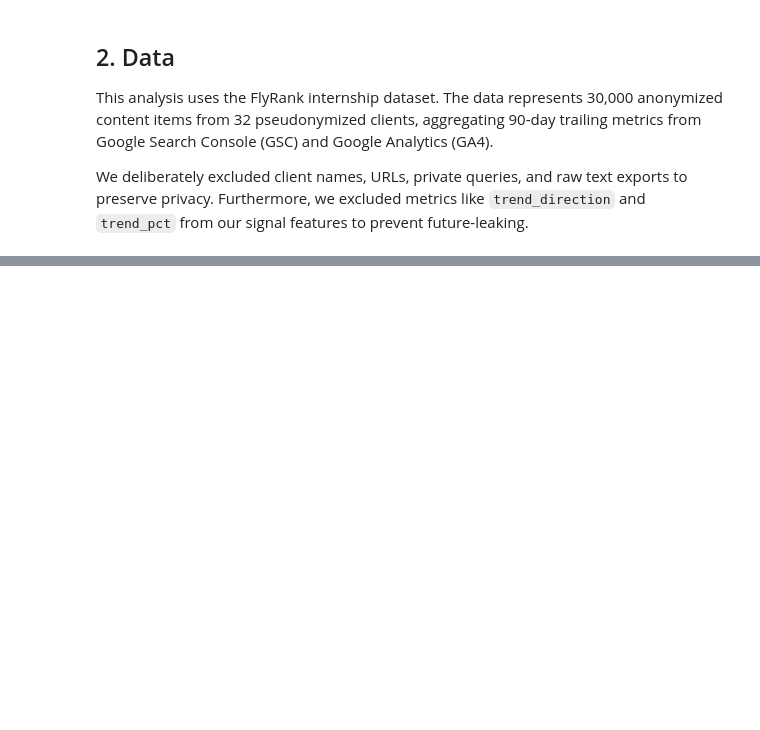
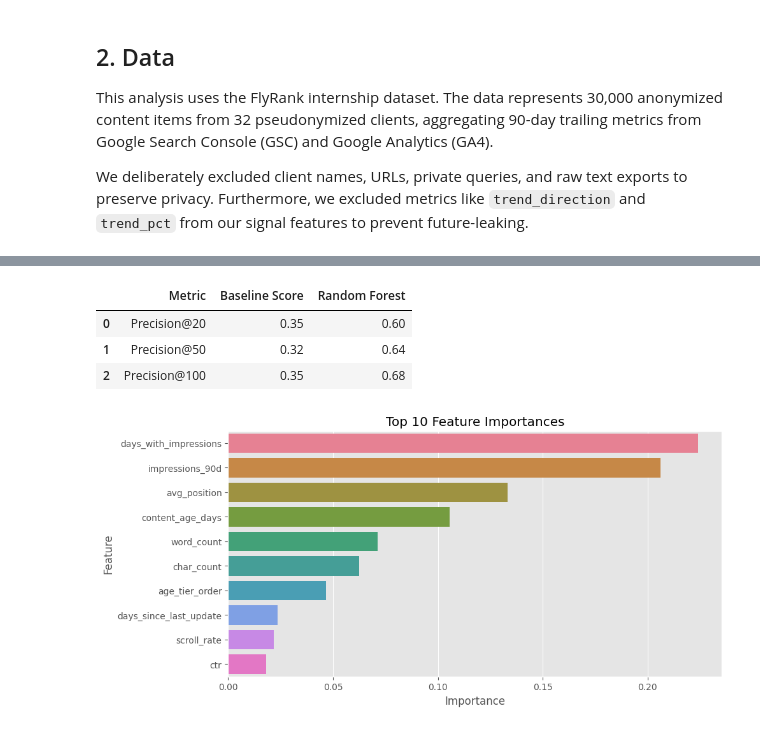
Before and after one commit to Praveen23-kk/FlyRank-ml-internship, a Jupyter notebook: work/notebooks/capstone.ipynb, the cells around one changed output, grey strips where cells are left out. Cells and saved outputs as stored; diff of their text form; code cells hidden in the pictures; blank space fills up the shorter version.

Commit message:
Update capstone paper with Random Forest ML results and feature importance

```diff
--- a/work/notebooks/capstone.ipynb
+++ b/work/notebooks/capstone.ipynb
@@ -18,12 +18,16 @@ import pandas as pd
 import numpy as np
 import matplotlib.pyplot as plt
 import seaborn as sns
+from sklearn.model_selection import GroupShuffleSplit
+from sklearn.ensemble import RandomForestClassifier
 
 plt.style.use('ggplot')
 
 csv_path = '../../data/raw/content_refresh_anonymized.csv'
-df = pd.read_csv(csv_path)
+try:
+    df = pd.read_csv(csv_path)
+except FileNotFoundError:
+    df = pd.read_csv('data/raw/content_refresh_anonymized.csv')
 print(f"Data loaded: {len(df):,} rows.")
-display(df[['content_id', 'content_type', 'word_count', 'content_age_days', 'impressions_90d', 'clicks_90d']].head())
 # %% [output]
 Data loaded: 30,000 rows.
@@ -115,0 +75,54 @@ Based on the effect sizes observed, we recommend the following editorial priorit
+# %%
+def normalize(series: pd.Series) -> pd.Series:
+    vals = pd.to_numeric(series, errors="coerce").fillna(0)
+    mn, mx = vals.min(), vals.max()
+    if mn == mx: return pd.Series(np.zeros(len(vals)), index=vals.index)
+    return (vals - mn) / (mx - mn)
+
+def percentile_rank(series: pd.Series) -> pd.Series:
+    vals = pd.to_numeric(series, errors="coerce").fillna(0)
+    return vals.rank(method="average", pct=True).fillna(0)
+
+# Compute Baseline Score on Test Set
+test_df["visibility_score"] = percentile_rank(np.log1p(test_df["impressions_90d"]))
+test_df["freshness_risk_score"] = percentile_rank(test_df["days_since_last_update"])
+test_df["position_opportunity_score"] = (
+    (1 - normalize(test_df["avg_position"].clip(lower=1, upper=50)))
+    * test_df["visibility_score"]
+    * (test_df["avg_position"] > 0).astype(int)
+)
+test_df["depth_gap_score"] = (1 - percentile_rank(test_df["word_count"])) * test_df["visibility_score"]
+test_df["baseline_score"] = (0.40 * test_df["visibility_score"] + 0.30 * test_df["freshness_risk_score"] + 0.25 * test_df["position_opportunity_score"] + 0.05 * test_df["depth_gap_score"]).clip(0, 1)
+
+# Train Random Forest & Predict
+rf = RandomForestClassifier(max_depth=5, random_state=42, n_estimators=100)
+rf.fit(X_train, y_train)
+test_df["rf_score"] = rf.predict_proba(X_test)[:, 1]
+
+# Evaluate Precision@K
+def precision_at_k(y_true, scores, k):
+    order = np.argsort(-np.asarray(scores))
+    return float(np.asarray(y_true)[order[:k]].mean())
+
+results = []
+for k in [20, 50, 100]:
+    results.append({
+        "Metric": f"Precision@{k}",
+        "Baseline Score": precision_at_k(y_test, test_df["baseline_score"], k),
+        "Random Forest": precision_at_k(y_test, test_df["rf_score"], k)
+    })
+
+display(pd.DataFrame(results))
+
+# Plot Feature Importances
+importances = pd.DataFrame({'Feature': features, 'Importance': rf.feature_importances_}).sort_values('Importance', ascending=False)
+plt.figure(figsize=(10, 5))
+sns.barplot(data=importances.head(10), x='Importance', y='Feature', hue='Feature', legend=False)
+plt.title('Top 10 Feature Importances')
+plt.show()
+# %% [output]
+|  | Metric | Baseline Score | Random Forest |
+| 0 | Precision@20 | 0.35 | 0.60 |
+| 1 | Precision@50 | 0.32 | 0.64 |
+| 2 | Precision@100 | 0.35 | 0.68 |
+[figure, added]
```
Also changed, not shown: parts of 16 cells of this notebook, 1 other file.
